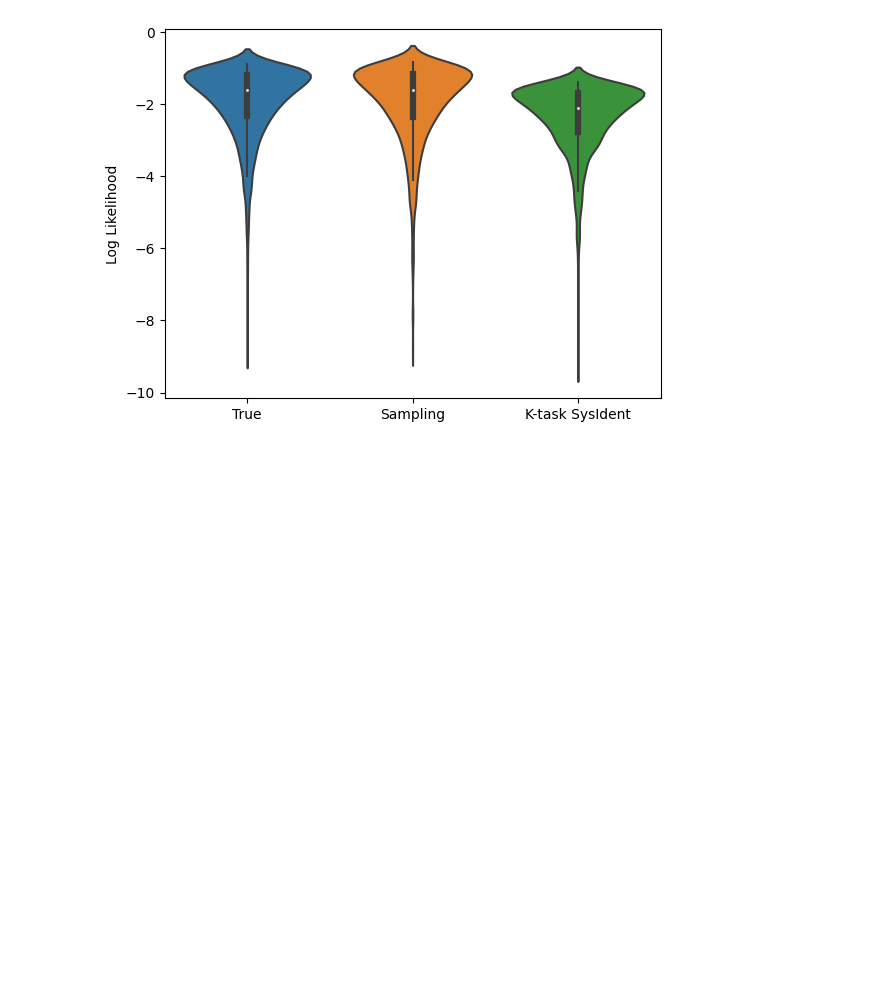
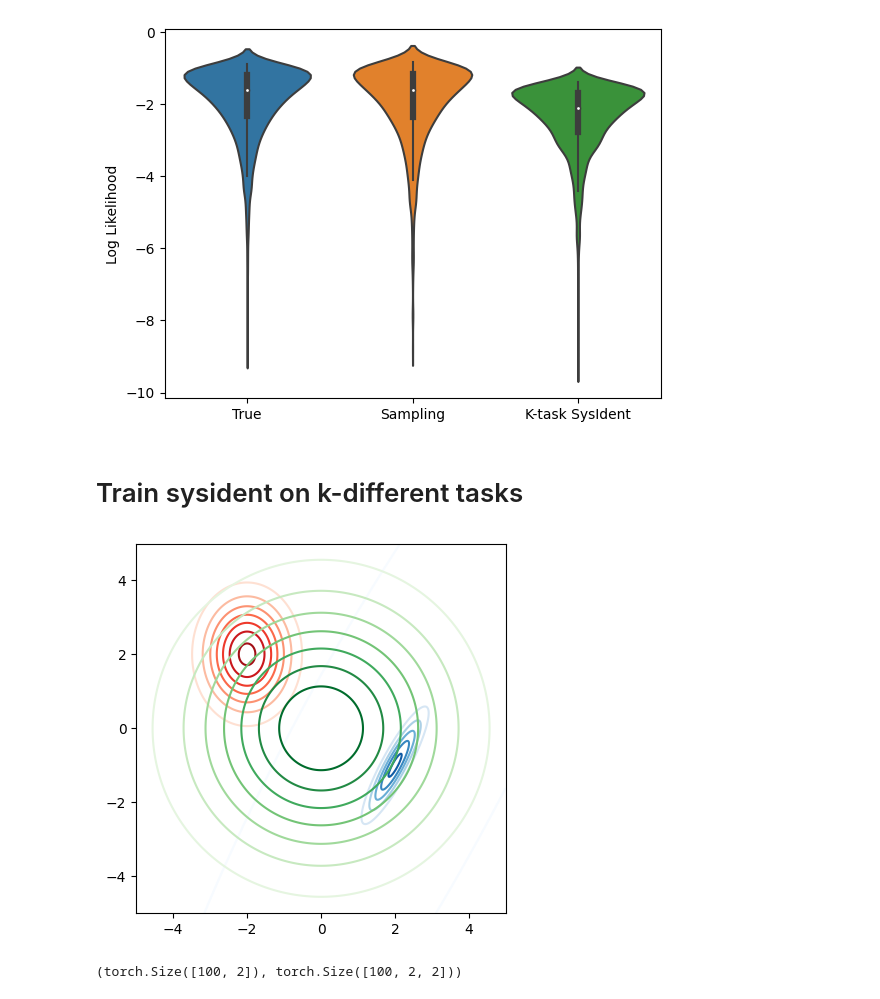
Before and after one commit to suhasshrinivasan/task-transfer, a Jupyter notebook: experiments/task_transfer_simulations/gaussian_demo.ipynb, the cells around one changed output. Saved outputs shown, nothing was run; the diff lists cells and outputs as text; code cells hidden in the pictures; blank space fills up the shorter version.

Commit message:
Add k-task trained sysident performance

```diff
--- a/experiments/task_transfer_simulations/gaussian_demo.ipynb
+++ b/experiments/task_transfer_simulations/gaussian_demo.ipynb
@@ -505,3 +505,5 @@ ax.set_ylabel("Log Likelihood")
 plt.show()
 # %% [output]
 [figure]
+# %% [markdown]
+# Train sysident on k-different tasks
@@ -507,0 +512,22 @@ plt.show()
+# %%
+k_task_mean = torch.zeros(n_neurons)
+k_task_cov = torch.eye(n_neurons) * 5
+k_task_mean_dist = G.TrainableDistributionAdapter(
+    D.MultivariateNormal, loc=k_task_mean, covariance_matrix=k_task_cov
+)
+# %%
+x, y = np.mgrid[-5:5:0.01, -5:5:0.01]
+pos = np.dstack((x, y))
+
+t1_pdf = t1_prior(torch.tensor(pos)).exp()
+t2_pdf = t2_prior(torch.tensor(pos)).exp()
+k_task_pdf = k_task_mean_dist(torch.tensor(pos)).exp()
+
+fig, ax = plt.subplots(dpi=100)
+ax.contour(x, y, t1_pdf, cmap="Blues")
+ax.contour(x, y, t2_pdf, cmap="Reds", label="t2")
+ax.contour(x, y, k_task_pdf, cmap="Greens", label="k-task")
+# make square
+ax.set_aspect("equal", "box")
+# %% [output]
+[figure, added]
@@ -507,0 +537,4 @@ plt.show()
+# %%
+k_means.shape, k_covs.shape
+# %% [output]
+(torch.Size([100, 2]), torch.Size([100, 2, 2]))
```
Also changed, not shown: parts of 15 cells of this notebook.
